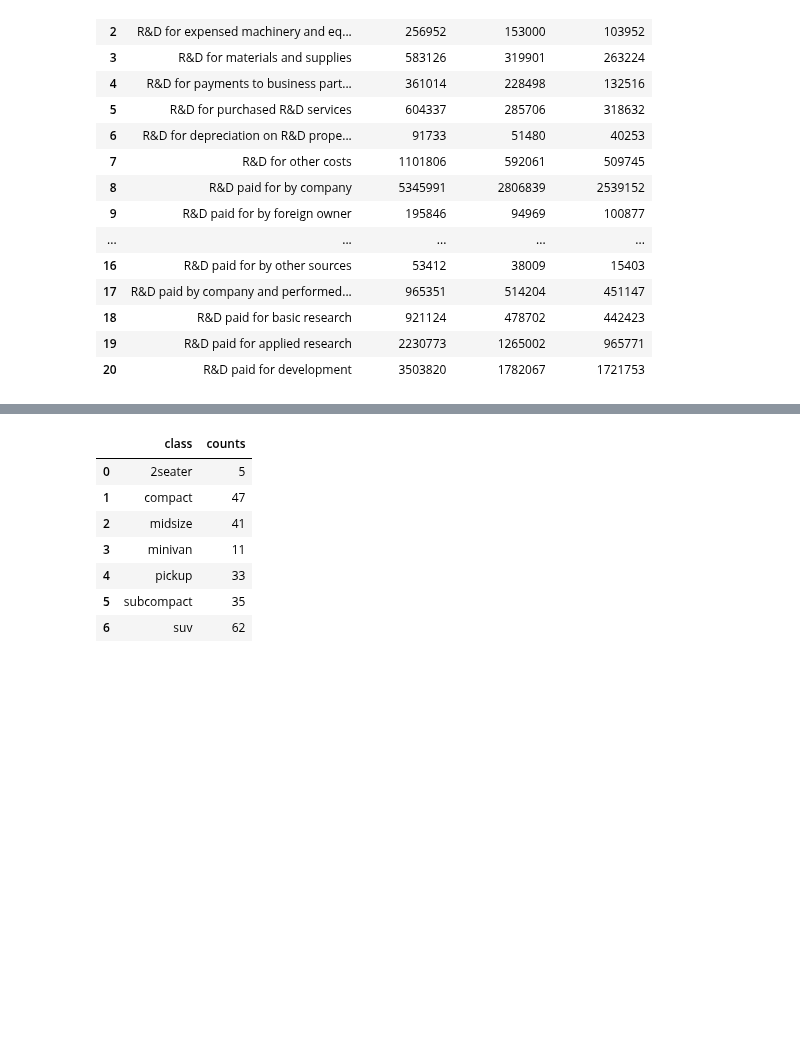
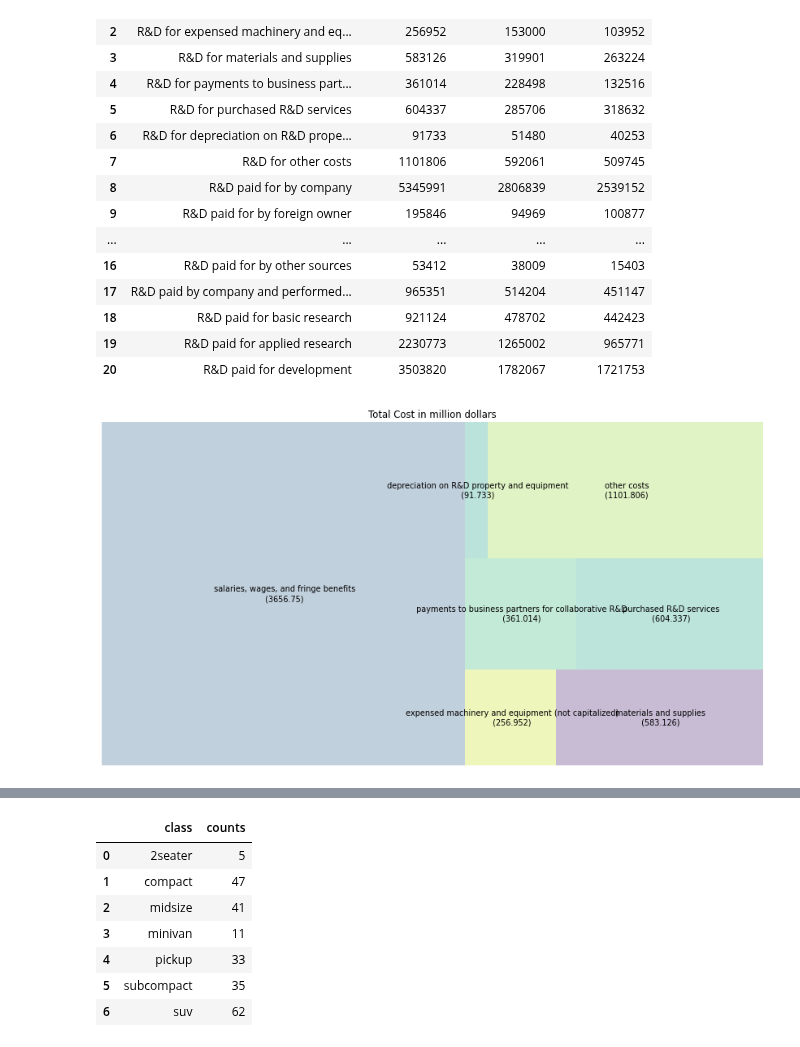
Before and after one commit to mulukenm/DataVisualization, a Jupyter notebook: ABS_Visualization.ipynb, the cells around one changed output, grey strips where cells are left out. Saved outputs shown, nothing was run; the diff lists cells and outputs as text; code cells hidden in the pictures; blank space fills up the shorter version.

```diff
--- a/ABS_Visualization.ipynb
+++ b/ABS_Visualization.ipynb
@@ -37,3 +37,24 @@ df.head(25)
 | 18 | R&D paid for basic research | 921124 | 478702 | 442423 |
 | 19 | R&D paid for applied research | 2230773 | 1265002 | 965771 |
 | 20 | R&D paid for development | 3503820 | 1782067 | 1721753 |
+# %%
+df1 = df.iloc[1:8] # R&D Cost in thousands of US dollars
+df1.set_index('Company and financial information', inplace=True)
+df11 = df1.div(1000).head(17)
+df111 = df11.reset_index()
+df111['Company and financial information'] = df111['Company and financial information'].str[7:]
+
+labels = df111.apply(lambda x: str(x[0]) + "\n (" + str(x[1]) + ")", axis=1)
+sizes = df111['All companies'].values.tolist()
+#colors = [plt.cm.Spectral(i/float(len(labels))) for i in range(len(labels))]
+
+# Draw Plot
+plt.figure(figsize=(15,8), dpi= 70)
+squarify.plot(sizes=sizes, label=labels,  alpha=0.3)
+
+# Decorate
+plt.title('Total Cost in million dollars')
+plt.axis('off')
+plt.show()
+# %% [output]
+[figure, added]
```
Also changed, not shown: parts of 6 cells of this notebook.
